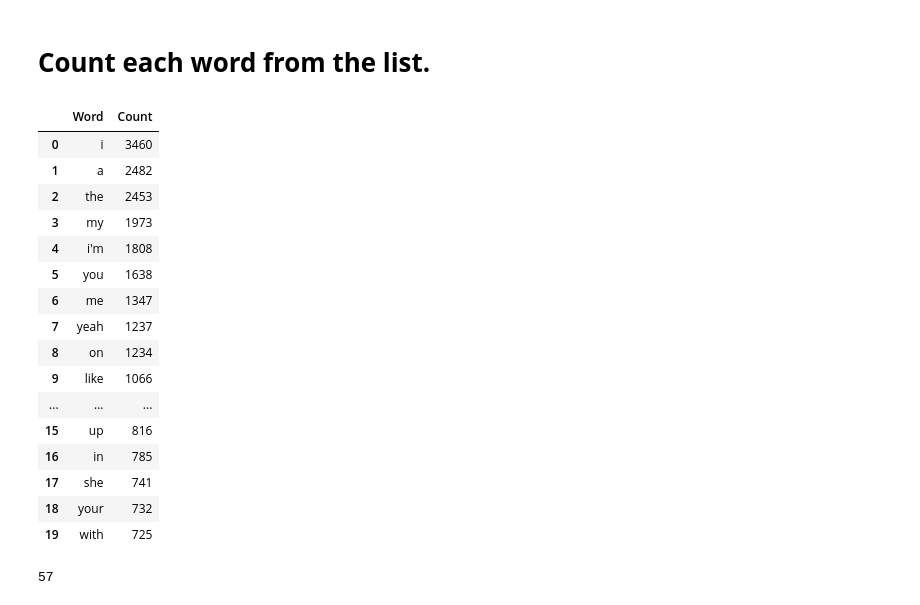
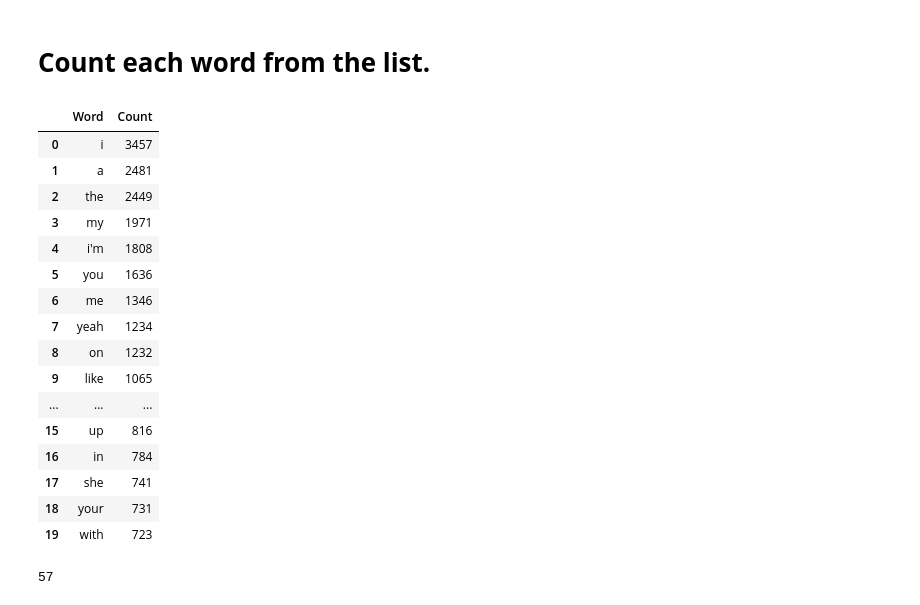
Before and after one commit to AhmedSahbaoui69/bbnolyrics-Most-Used-Words, a Jupyter notebook: Jupyter_Notebook/bbnomula.ipynb, the cells around one changed output. Saved outputs shown, nothing was run; the diff lists cells and outputs as text; code cells hidden in the pictures.

```diff
--- a/Jupyter_Notebook/bbnomula.ipynb
+++ b/Jupyter_Notebook/bbnomula.ipynb
@@ -237 +271,3 @@ all_words = []
+# %%
+all_words_list = []
 # %%
@@ -326,5 +312,6 @@ for track in official_tracks[180:239]:
 # %%
-pd.DataFrame(all_words, columns=['Words'])
+all_words_list = pd.DataFrame(all_words_list, columns=['Words'])
+all_words_list
 # %% [output]
 |  | Words |
 | 0 | uh |
@@ -348,30 +331,30 @@ pd.DataFrame(all_words, columns=['Words'])
 # %%
 from collections import Counter
 
-word_counts = Counter(all_words)
+word_counts = Counter(all_words_list['Words'].tolist())
 
 most_common = word_counts.most_common()
 df = pd.DataFrame(most_common, columns=['Word', 'Count'])
 
 df[:20]
 # %% [output]
 |  | Word | Count |
-| 0 | i | 3460 |
-| 1 | a | 2482 |
-| 2 | the | 2453 |
-| 3 | my | 1973 |
+| 0 | i | 3457 |
+| 1 | a | 2481 |
+| 2 | the | 2449 |
+| 3 | my | 1971 |
 | 4 | i'm | 1808 |
-| 5 | you | 1638 |
-| 6 | me | 1347 |
-| 7 | yeah | 1237 |
-| 8 | on | 1234 |
-| 9 | like | 1066 |
+| 5 | you | 1636 |
+| 6 | me | 1346 |
+| 7 | yeah | 1234 |
+| 8 | on | 1232 |
+| 9 | like | 1065 |
 | ... | ... | ... |
 | 15 | up | 816 |
-| 16 | in | 785 |
+| 16 | in | 784 |
 | 17 | she | 741 |
-| 18 | your | 732 |
-| 19 | with | 725 |
+| 18 | your | 731 |
+| 19 | with | 723 |
 # %%
 # Honorable Mention
 
```
Also changed, not shown: parts of 24 cells of this notebook, 2 other files.
